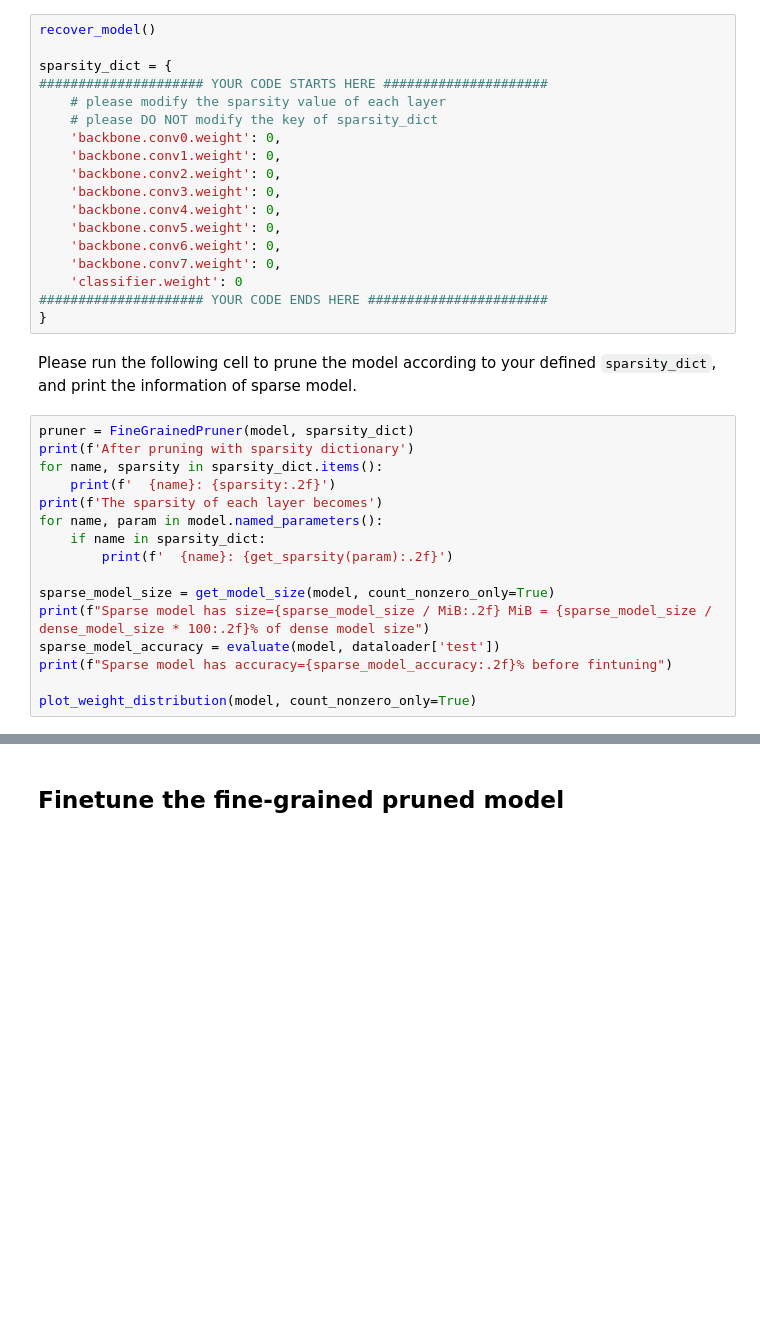
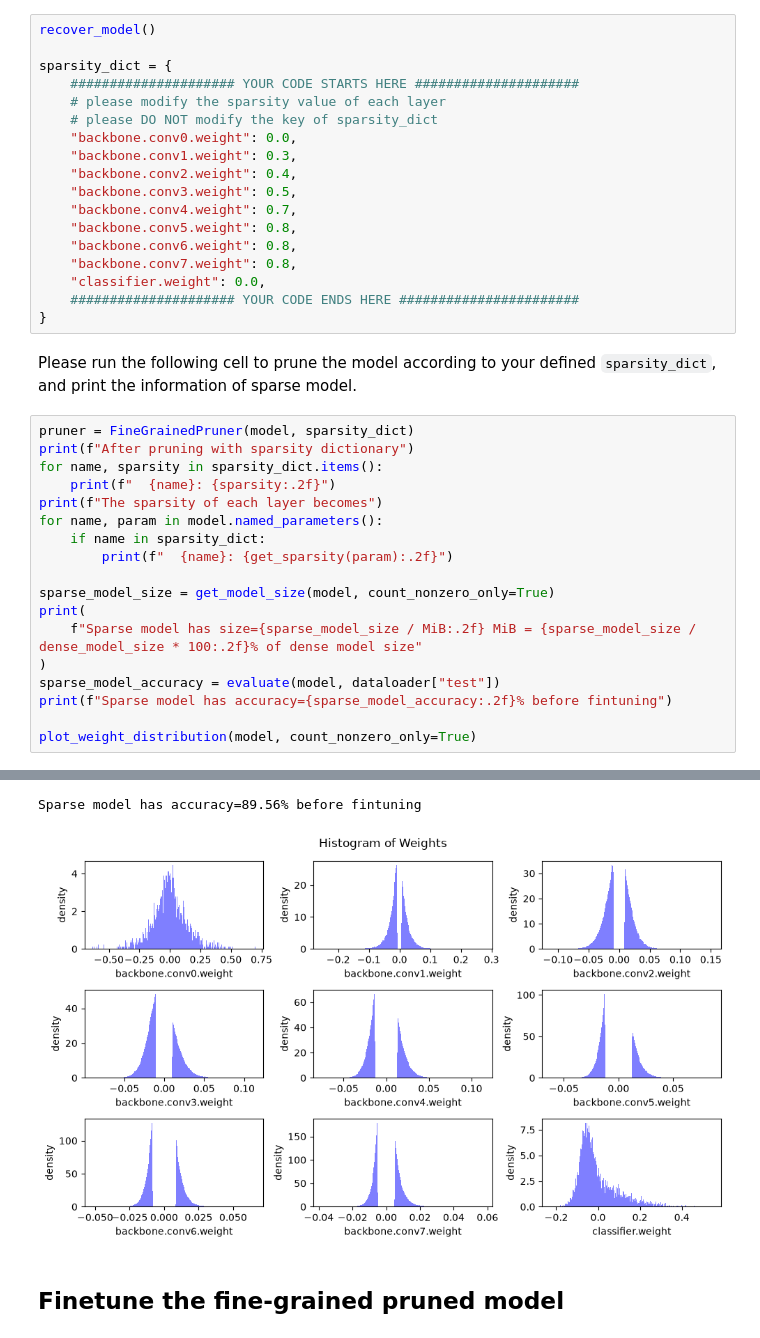
Before and after one commit to camecome/MTAI2026-Deep-learning-frameworks-seminars-autumn, a Jupyter notebook: seminar_4/Pruning.ipynb, the cells around one changed output, grey strips where cells are left out. Cells and saved outputs as stored; diff of their text form; blank space fills up the shorter version.

```diff
--- a/seminar_4/Pruning.ipynb
+++ b/seminar_4/Pruning.ipynb
@@ -634,35 +710,38 @@ Please make sure that after pruning, the sparse model is 25% of the size of the
 recover_model()
 
 sparsity_dict = {
-##################### YOUR CODE STARTS HERE #####################
+    ##################### YOUR CODE STARTS HERE #####################
     # please modify the sparsity value of each layer
     # please DO NOT modify the key of sparsity_dict
-    'backbone.conv0.weight': 0,
-    'backbone.conv1.weight': 0,
-    'backbone.conv2.weight': 0,
-    'backbone.conv3.weight': 0,
-    'backbone.conv4.weight': 0,
-    'backbone.conv5.weight': 0,
-    'backbone.conv6.weight': 0,
-    'backbone.conv7.weight': 0,
-    'classifier.weight': 0
-##################### YOUR CODE ENDS HERE #######################
+    "backbone.conv0.weight": 0.0,
+    "backbone.conv1.weight": 0.3,
+    "backbone.conv2.weight": 0.4,
+    "backbone.conv3.weight": 0.5,
+    "backbone.conv4.weight": 0.7,
+    "backbone.conv5.weight": 0.8,
+    "backbone.conv6.weight": 0.8,
+    "backbone.conv7.weight": 0.8,
+    "classifier.weight": 0.0,
+    ##################### YOUR CODE ENDS HERE #######################
 }
 # %% [markdown]
 Please run the following cell to prune the model according to your defined `sparsity_dict`, and print the information of sparse model.
 # %%
 pruner = FineGrainedPruner(model, sparsity_dict)
-print(f'After pruning with sparsity dictionary')
+print(f"After pruning with sparsity dictionary")
 for name, sparsity in sparsity_dict.items():
-    print(f'  {name}: {sparsity:.2f}')
-print(f'The sparsity of each layer becomes')
+    print(f"  {name}: {sparsity:.2f}")
+print(f"The sparsity of each layer becomes")
 for name, param in model.named_parameters():
     if name in sparsity_dict:
-        print(f'  {name}: {get_sparsity(param):.2f}')
+        print(f"  {name}: {get_sparsity(param):.2f}")
 
 sparse_model_size = get_model_size(model, count_nonzero_only=True)
-print(f"Sparse model has size={sparse_model_size / MiB:.2f} MiB = {sparse_model_size / dense_model_size * 100:.2f}% of dense model size")
-sparse_model_accuracy = evaluate(model, dataloader['test'])
+print(
+    f"Sparse model has size={sparse_model_size / MiB:.2f} MiB = {sparse_model_size / dense_model_size * 100:.2f}% of dense model size"
+)
+sparse_model_accuracy = evaluate(model, dataloader["test"])
 print(f"Sparse model has accuracy={sparse_model_accuracy:.2f}% before fintuning")
 
 plot_weight_distribution(model, count_nonzero_only=True)
+# %% [output]
@@ -669,3 +765,5 @@ plot_weight_distribution(model, count_nonzero_only=True)
+Sparse model has accuracy=89.56% before fintuning
+[figure, added]
 # %% [markdown]
 ## Finetune the fine-grained pruned model
 # %% [markdown]
```
Also changed, not shown: parts of 58 cells of this notebook.
